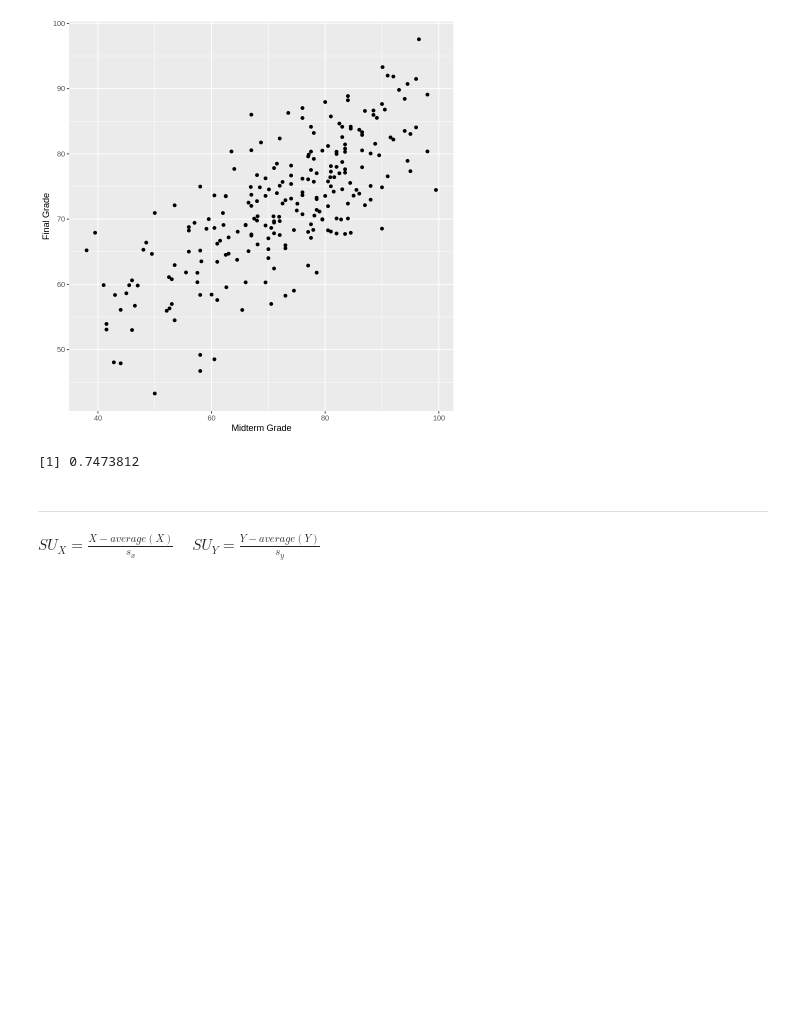
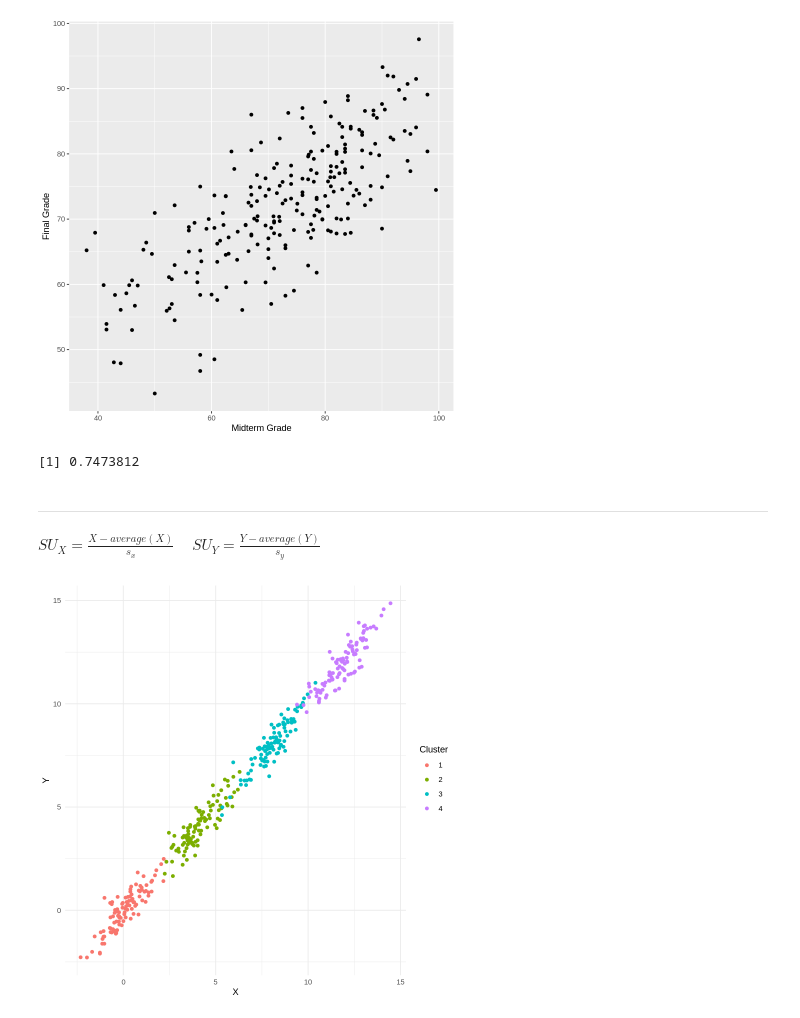
Before and after one commit to joel-quek/NUS, a Jupyter notebook: GEA1000 BL 2.0/BL2.0 Chapter 3 Plots.ipynb, the cells around one changed output. Cells and saved outputs as stored; diff of their text form; code cells hidden in the pictures; blank space fills up the shorter version.

```diff
--- a/GEA1000 BL 2.0/BL2.0 Chapter 3 Plots.ipynb
+++ b/GEA1000 BL 2.0/BL2.0 Chapter 3 Plots.ipynb
@@ -288,3 +321,41 @@ correlation
 ---
 # %% [markdown]
 $SU_X = \frac{X - average(X)}{s_x}$ &#8195;   $SU_Y = \frac{Y - average(Y)}{s_y}$
+# %%
+# Load the required library
+library(ggplot2)
+
+# Set a seed for reproducibility
+set.seed(123)
+
+# Generate four distinct clusters with collinear data
+n <- 100 # Number of data points per cluster
+
+# Cluster 1
+x1 <- rnorm(n, mean = 0, sd = 1)
+y1 <- x1 + rnorm(n, mean = 0, sd = 0.5)
+
+# Cluster 2
+x2 <- rnorm(n, mean = 4, sd = 1)
+y2 <- x2 + rnorm(n, mean = 0, sd = 0.5)
+
+# Cluster 3
+x3 <- rnorm(n, mean = 8, sd = 1)
+y3 <- x3 + rnorm(n, mean = 0, sd = 0.5)
+
+# Cluster 4
+x4 <- rnorm(n, mean = 12, sd = 1)
+y4 <- x4 + rnorm(n, mean = 0, sd = 0.5)
+
+# Combine the data
+data <- data.frame(x = c(x1, x2, x3, x4),
+                   y = c(y1, y2, y3, y4),
+                   cluster = rep(1:4, each = n))
+
+# Create the scatter plot
+ggplot(data, aes(x = x, y = y, color = factor(cluster))) +
+  geom_point() +
+  labs(x = "X", y = "Y", color = "Cluster") +
+  theme_minimal()
+# %% [output]
+[figure, added]
```
Also changed, not shown: parts of 27 cells of this notebook.
